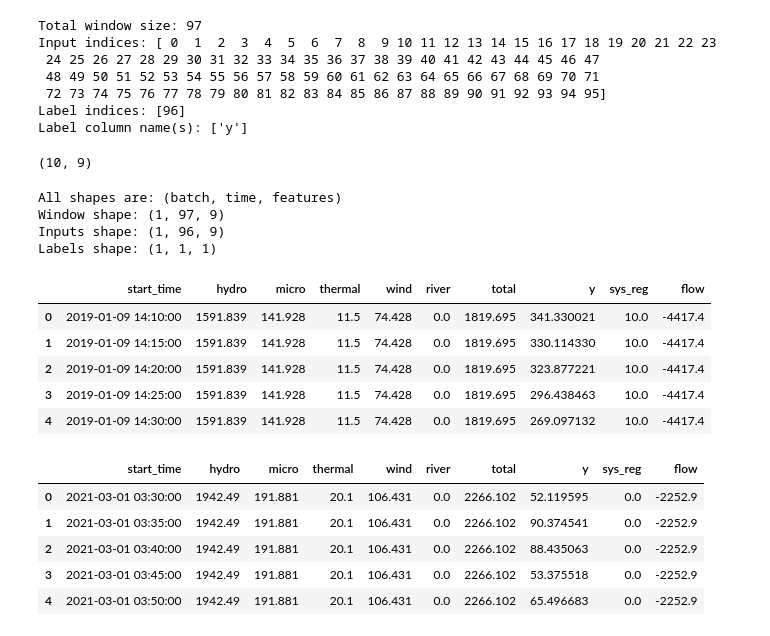
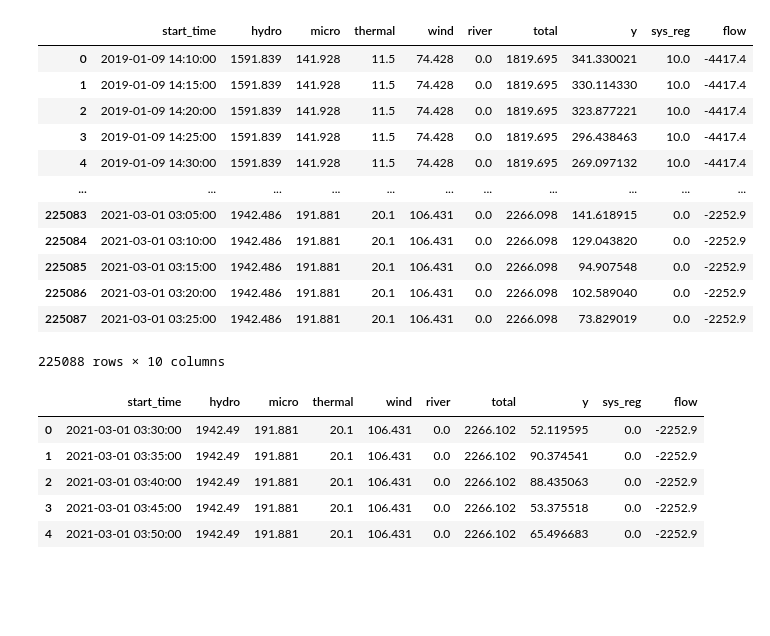
Before and after one commit to Mathipe98/IT3030-Projects, a Jupyter notebook: Project 3/start.ipynb, the cells around one changed output. Drawn from its saved outputs; the diff is of its cells as text; code cells hidden in the pictures; blank space fills up the shorter version.

```diff
--- a/Project 3/start.ipynb
+++ b/Project 3/start.ipynb
@@ -27,41 +14,27 @@ df_train = df_train.drop(['start_time'], axis=1)
-# %%
-window = WindowGenerator(df_train, df_test, label_columns=['y'])
-window
-# %% [output]
-Total window size: 97
-Input indices: [ 0  1  2  3  4  5  6  7  8  9 10 11 12 13 14 15 16 17 18 19 20 21 22 23
- 24 25 26 27 28 29 30 31 32 33 34 35 36 37 38 39 40 41 42 43 44 45 46 47
- 48 49 50 51 52 53 54 55 56 57 58 59 60 61 62 63 64 65 66 67 68 69 70 71
- 72 73 74 75 76 77 78 79 80 81 82 83 84 85 86 87 88 89 90 91 92 93 94 95]
-Label indices: [96]
-Label column name(s): ['y']
-# %%
-np.array(df_train[:10]).shape
-# %% [output]
-(10, 9)
-# %%
-example_window = tf.stack([np.array(df_train[:window.total_window_size])])
-
-example_inputs, example_labels = window.split_window(example_window)
-
-print('All shapes are: (batch, time, features)')
-print(f'Window shape: {example_window.shape}')
-print(f'Inputs shape: {example_inputs.shape}')
-print(f'Labels shape: {example_labels.shape}')
-# %% [output]
-All shapes are: (batch, time, features)
-Window shape: (1, 97, 9)
-Inputs shape: (1, 96, 9)
-Labels shape: (1, 1, 1)
+# %%
+# Open no1_train.csv and no1_validation.csv
+original_df_train = pd.read_csv('no1_train.csv')
+original_df_test = pd.read_csv('no1_validation.csv')
+
+# Make copies
+df_train = original_df_train.copy()
+df_test = original_df_test.copy()
 # %%
-df_train.head()
+df_train
 # %% [output]
 |  | start_time | hydro | micro | thermal | wind | river | total | y | sys_reg | flow |
 | 0 | 2019-01-09 14:10:00 | 1591.839 | 141.928 | 11.5 | 74.428 | 0.0 | 1819.695 | 341.330021 | 10.0 | -4417.4 |
 | 1 | 2019-01-09 14:15:00 | 1591.839 | 141.928 | 11.5 | 74.428 | 0.0 | 1819.695 | 330.114330 | 10.0 | -4417.4 |
 | 2 | 2019-01-09 14:20:00 | 1591.839 | 141.928 | 11.5 | 74.428 | 0.0 | 1819.695 | 323.877221 | 10.0 | -4417.4 |
 | 3 | 2019-01-09 14:25:00 | 1591.839 | 141.928 | 11.5 | 74.428 | 0.0 | 1819.695 | 296.438463 | 10.0 | -4417.4 |
 | 4 | 2019-01-09 14:30:00 | 1591.839 | 141.928 | 11.5 | 74.428 | 0.0 | 1819.695 | 269.097132 | 10.0 | -4417.4 |
+| ... | ... | ... | ... | ... | ... | ... | ... | ... | ... | ... |
+| 225083 | 2021-03-01 03:05:00 | 1942.486 | 191.881 | 20.1 | 106.431 | 0.0 | 2266.098 | 141.618915 | 0.0 | -2252.9 |
+| 225084 | 2021-03-01 03:10:00 | 1942.486 | 191.881 | 20.1 | 106.431 | 0.0 | 2266.098 | 129.043820 | 0.0 | -2252.9 |
+| 225085 | 2021-03-01 03:15:00 | 1942.486 | 191.881 | 20.1 | 106.431 | 0.0 | 2266.098 | 94.907548 | 0.0 | -2252.9 |
+| 225086 | 2021-03-01 03:20:00 | 1942.486 | 191.881 | 20.1 | 106.431 | 0.0 | 2266.098 | 102.589040 | 0.0 | -2252.9 |
+| 225087 | 2021-03-01 03:25:00 | 1942.486 | 191.881 | 20.1 | 106.431 | 0.0 | 2266.098 | 73.829019 | 0.0 | -2252.9 |
+225088 rows × 10 columns
 # %%
 df_test.head()
 # %% [output]
```
Also changed, not shown: parts of 22 cells of this notebook, 3 other files.
